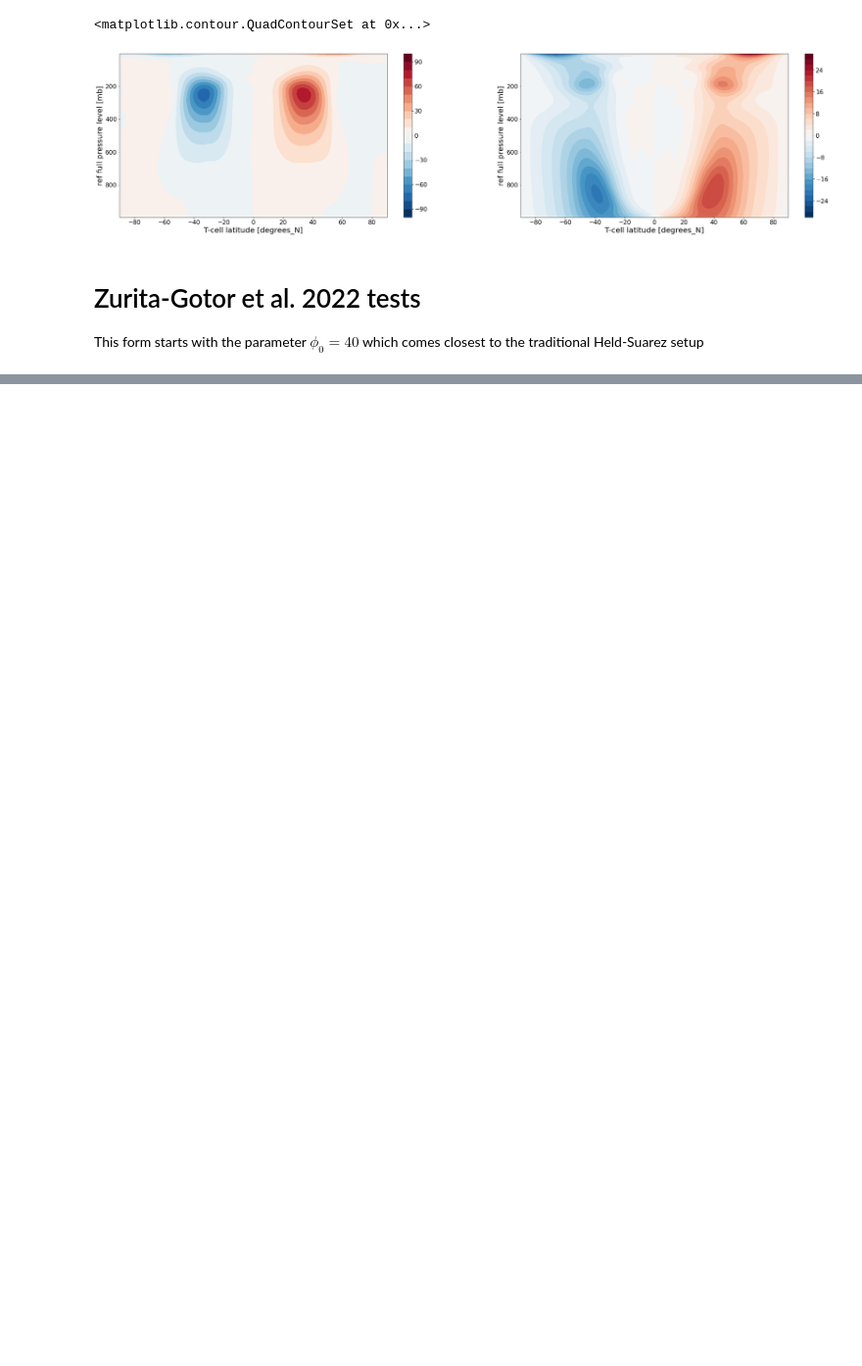
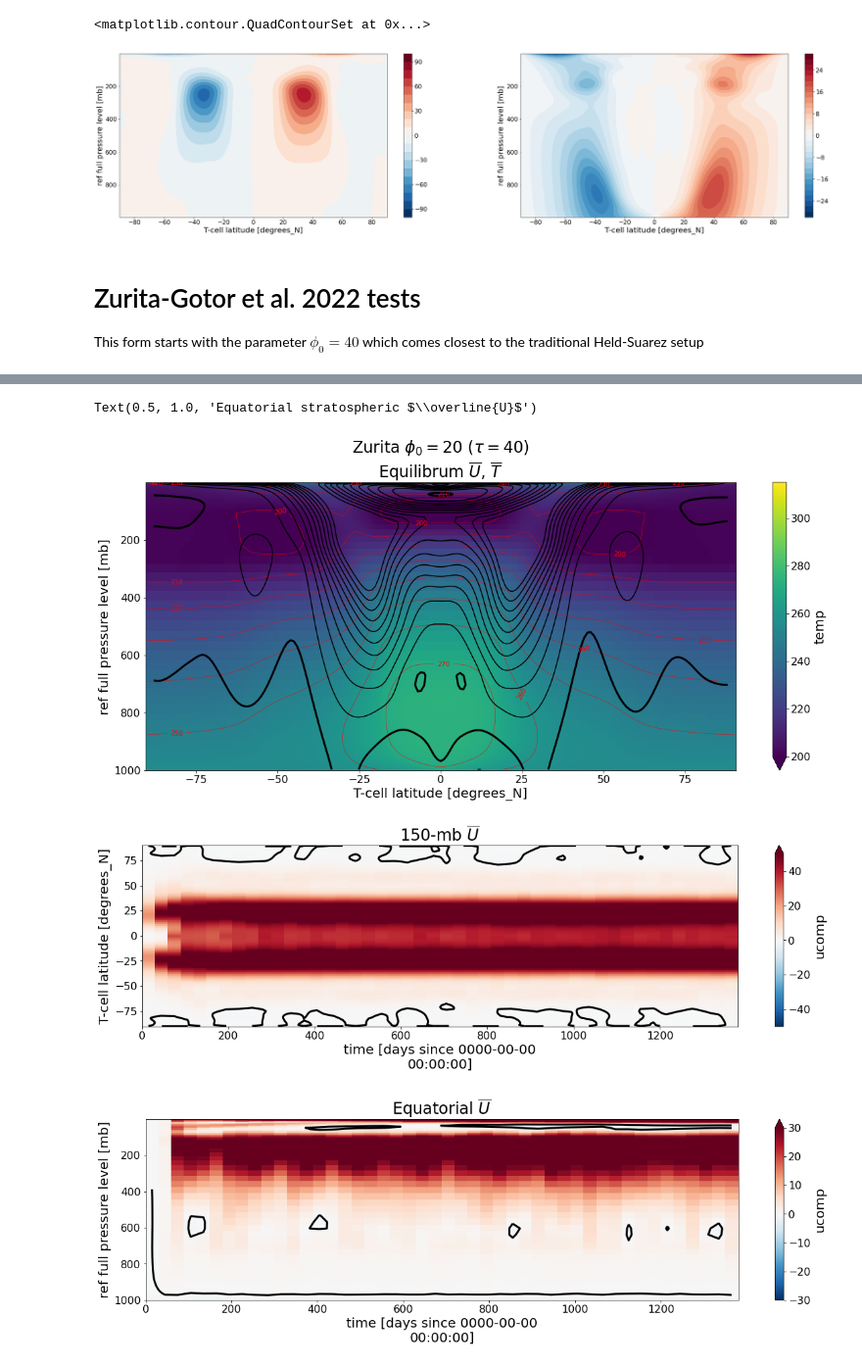
Before and after one commit to NOAA-GFDL/GFDL_atmos_cubed_sphere, a Jupyter notebook: docs/examples/HSzuritasuperrotation.ipynb, the cells around one changed output, grey strips where cells are left out. Shown at 98% size. Cells and saved outputs as stored; diff of their text form; code cells hidden in the pictures; blank space fills up the shorter version.

```diff
--- a/docs/examples/HSzuritasuperrotation.ipynb
+++ b/docs/examples/HSzuritasuperrotation.ipynb
@@ -214,0 +182,15 @@ daHSz20_ts.ucomp.sel(time=slice(300,1400)).mean(dim="time").plot()
+# %%
+infileHSz20_tau40="/archive/lmh/SHiELD/202108/C96.L63.solo.HSzurita20.tau40/history/0000000000/atmos_30day_ave.nc"
+daHSz20_tau40=HSplots(infileHSz20_tau40,slice(300,1400),'Zurita $\phi_0 = 20$ ($\\tau = 40$)')
+
+plt.figure(figsize=(20,5))
+uc=daHSz20_tau40.isel(pfull=slice(0,20)).sel(lat=0,method='nearest').mean(dim='lon').ucomp.T
+uc.plot(yincrease=False)
+uc.plot.contour(colors='k',levels=(0,),linewidths=3,yincrease=False)
+plt.gca().set_yscale('log')
+plt.gca().set_title("Equatorial stratospheric $\overline{U}$")
+# %% [output]
+Text(0.5, 1.0, 'Equatorial stratospheric $\\overline{U}$')
+[figure, added]
+[figure, added]
+[figure, added]
```
Also changed, not shown: parts of 30 cells of this notebook.
